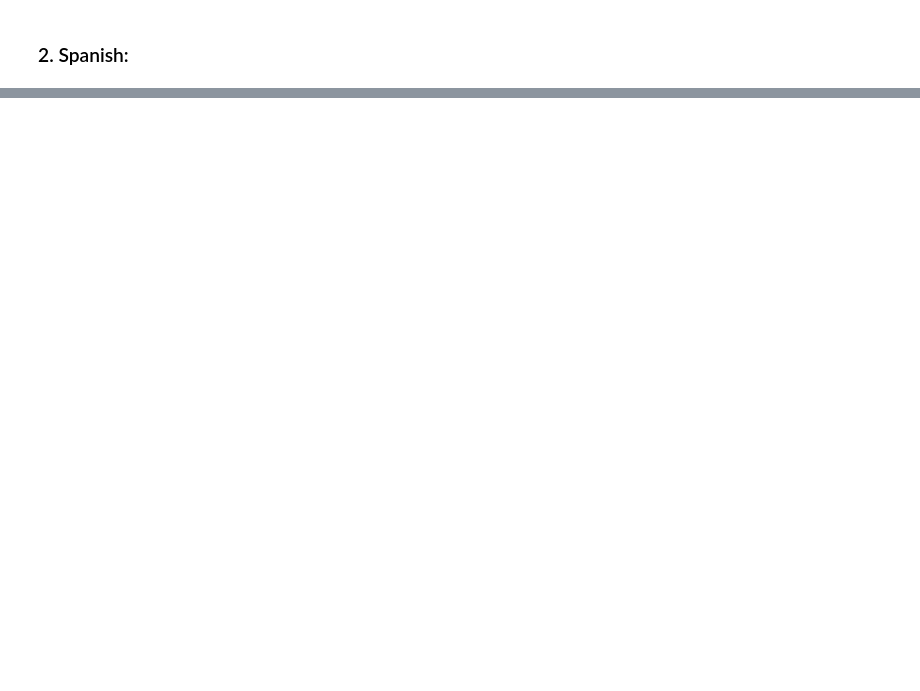
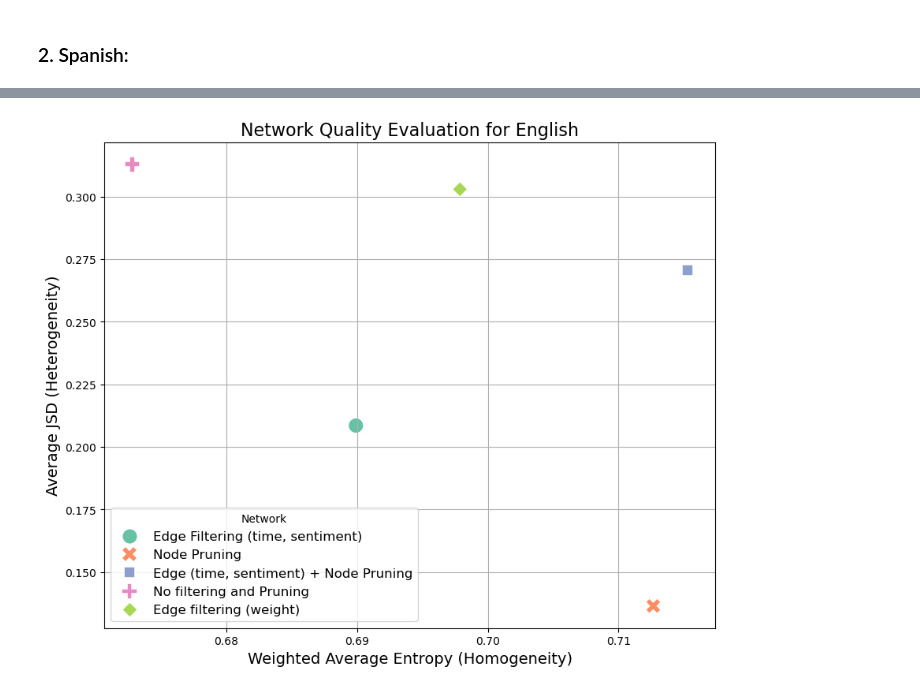
Before and after one commit to bowenyi-pierre/humans-lab-hackathon-24, a Jupyter notebook: Code/Networks/Network Fusion.ipynb, the cells around one changed output, grey strips where cells are left out. Drawn from its saved outputs; the diff is of its cells as text; code cells hidden in the pictures; blank space fills up the shorter version.

Commit message:
Fused network
Fused network + evaluation of clustering quality

```diff
--- a/Code/Networks/Network Fusion.ipynb
+++ b/Code/Networks/Network Fusion.ipynb
@@ -101,0 +209,2 @@ Number of edges: 106400
+# %%
+en_pruned_baseline, en_eigen_centrality_baseline = prune_nodes_by_centrality(en_fused_graph, centrality_threshold)
@@ -155,0 +583,18 @@ Number of edges: 154079
+# %%
+# Weighted Average Entropy
+def weighted_average_entropy(clusters_topics, clusters_sizes):
+    entropies = []
+    for topics in clusters_topics:
+        topic_counts = pd.Series(topics).value_counts()
+        entropies.append(calculate_entropy(topic_counts))
+    return np.average(entropies, weights=clusters_sizes)
+# %%
+def load_clusters(file_path, data_df):
+    # Load graph data from Gephi export
+    graph_df = pd.read_csv(file_path)
+
+    # Group nodes by modularity_class (cluster)
+    clusters = {}
+    for cluster_id, cluster_nodes in graph_df.groupby('modularity_class'):
+        clusters[cluster_id] = cluster_nodes
+    return clusters
@@ -155,0 +678,38 @@ Number of edges: 154079
+# %%
+# Evaluate networks
+results = {}
+for network_name, file_path in {
+    'Edge Filtering (time, sentiment)': "en_fused_filtered.csv",
+    'Node Pruning': "en_fused_baseline.csv",
+    'Edge (time, sentiment) + Node Pruning': "en_fused_all.csv",
+    'No filtering and Pruning': "en_fused_nothing.csv",
+    'Edge filtering (weight)': "en_low_weight_filtered.csv"
+}.items():
+    clusters = load_clusters(file_path, en_data)
+    filtered_clusters = filter_sparse_clusters(clusters, min_docs=10, min_max_EC=0.2)
+    entropy, jsd = evaluate_network(filtered_clusters, en_data)
+    results[network_name] = (entropy, jsd)
+
+
+# Prepare data for Seaborn
+results_df = pd.DataFrame.from_dict(results, orient='index', columns=['Entropy', 'JSD']).reset_index()
+results_df.rename(columns={'index': 'Network'}, inplace=True)
+
+# Plot using Seaborn
+plt.figure(figsize=(10, 8))
+sns.scatterplot(data=results_df, x='Entropy', y='JSD', hue='Network', style='Network', s=200, palette='Set2')
+
+# # Annotate each point
+# for _, row in results_df.iterrows():
+#     plt.text(row['Entropy'] + 0.01, row['JSD'] + 0.01, row['Network'], fontsize=12)
+
+# Add labels and title
+plt.xlabel('Weighted Average Entropy (Homogeneity)', fontsize=14)
+plt.ylabel('Average JSD (Heterogeneity)', fontsize=14)
+plt.title('Network Quality Evaluation for English', fontsize=16)
+plt.grid(True)
+plt.legend(title='Network', fontsize=12)
+plt.savefig("network_evaluation_en.png", dpi=300, bbox_inches='tight')
+plt.show()
+# %% [output]
+[figure, added]
```
Also changed, not shown: parts of 81 cells of this notebook.
